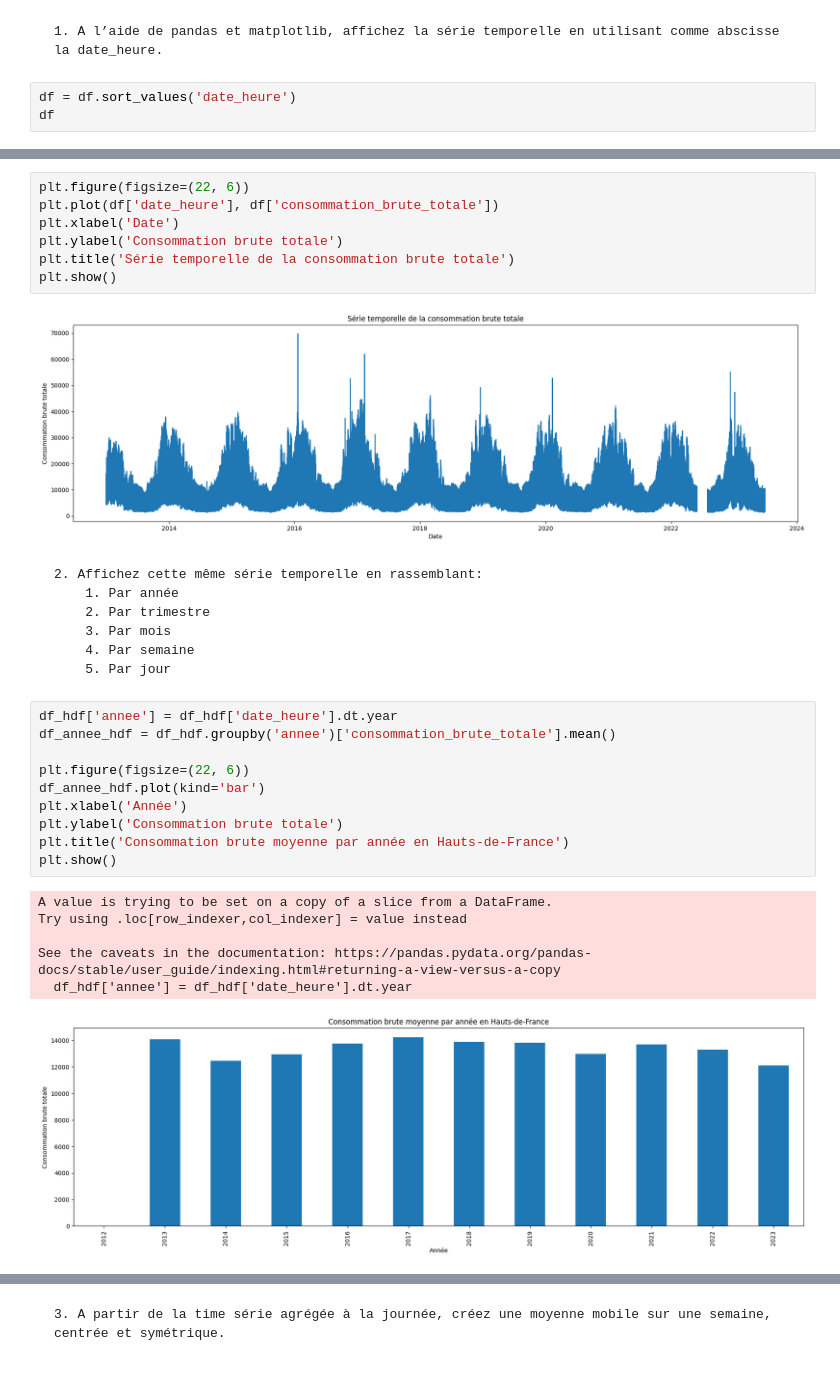
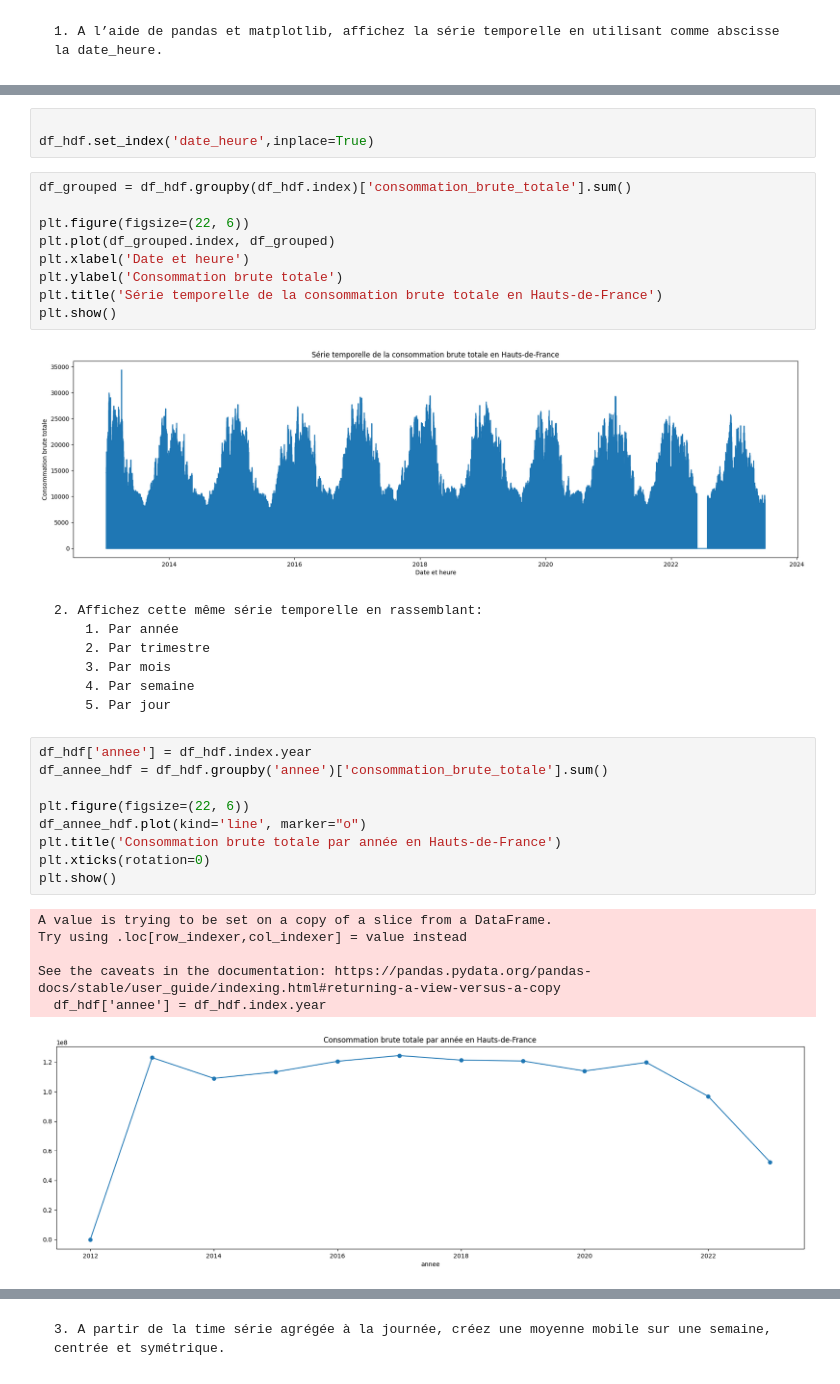
Before and after one commit to ForskyOnly/time_series, a Jupyter notebook: time_series.ipynb, the cells around one changed output, grey strips where cells are left out. Cells and saved outputs as stored; diff of their text form.

```diff
--- a/time_series.ipynb
+++ b/time_series.ipynb
@@ -46,6 +46,3 @@ memory usage: 219.0+ MB
 # %% [markdown]
 
     1. A l’aide de pandas et matplotlib, affichez la série temporelle en utilisant comme abscisse la date_heure.
-# %%
-df = df.sort_values('date_heure')
-df
@@ -70,12 +52,17 @@ df_hdf = df[df['region'] == 'Hauts-de-France']
+# %%
+
+df_hdf.set_index('date_heure',inplace=True)
 # %%
+df_grouped = df_hdf.groupby(df_hdf.index)['consommation_brute_totale'].sum()
+
 plt.figure(figsize=(22, 6))
-plt.plot(df['date_heure'], df['consommation_brute_totale'])
-plt.xlabel('Date')
+plt.plot(df_grouped.index, df_grouped)
+plt.xlabel('Date et heure')
 plt.ylabel('Consommation brute totale')
-plt.title('Série temporelle de la consommation brute totale')
+plt.title('Série temporelle de la consommation brute totale en Hauts-de-France')
 plt.show()
 # %% [output]
-[figure, old version]
+[figure, new version]
 # %% [markdown]
     2. Affichez cette même série temporelle en rassemblant:
         1. Par année
@@ -84,20 +71,19 @@ plt.show()
         4. Par semaine
         5. Par jour
 # %%
-df_hdf['annee'] = df_hdf['date_heure'].dt.year
-df_annee_hdf = df_hdf.groupby('annee')['consommation_brute_totale'].mean()
+df_hdf['annee'] = df_hdf.index.year
+df_annee_hdf = df_hdf.groupby('annee')['consommation_brute_totale'].sum()
 
 plt.figure(figsize=(22, 6))
-df_annee_hdf.plot(kind='bar')
-plt.xlabel('Année')
-plt.ylabel('Consommation brute totale')
-plt.title('Consommation brute moyenne par année en Hauts-de-France')
+df_annee_hdf.plot(kind='line', marker="o")
+plt.title('Consommation brute totale par année en Hauts-de-France')
+plt.xticks(rotation=0)
 plt.show()
 # %% [output]
 A value is trying to be set on a copy of a slice from a DataFrame.
 Try using .loc[row_indexer,col_indexer] = value instead
 
 See the caveats in the documentation: https://pandas.pydata.org/pandas-docs/stable/user_guide/indexing.html#returning-a-view-versus-a-copy
-  df_hdf['annee'] = df_hdf['date_heure'].dt.year
+  df_hdf['annee'] = df_hdf.index.year
-[figure, old version]
+[figure, new version]
 # %%
```
Also changed, not shown: parts of 21 cells of this notebook.
